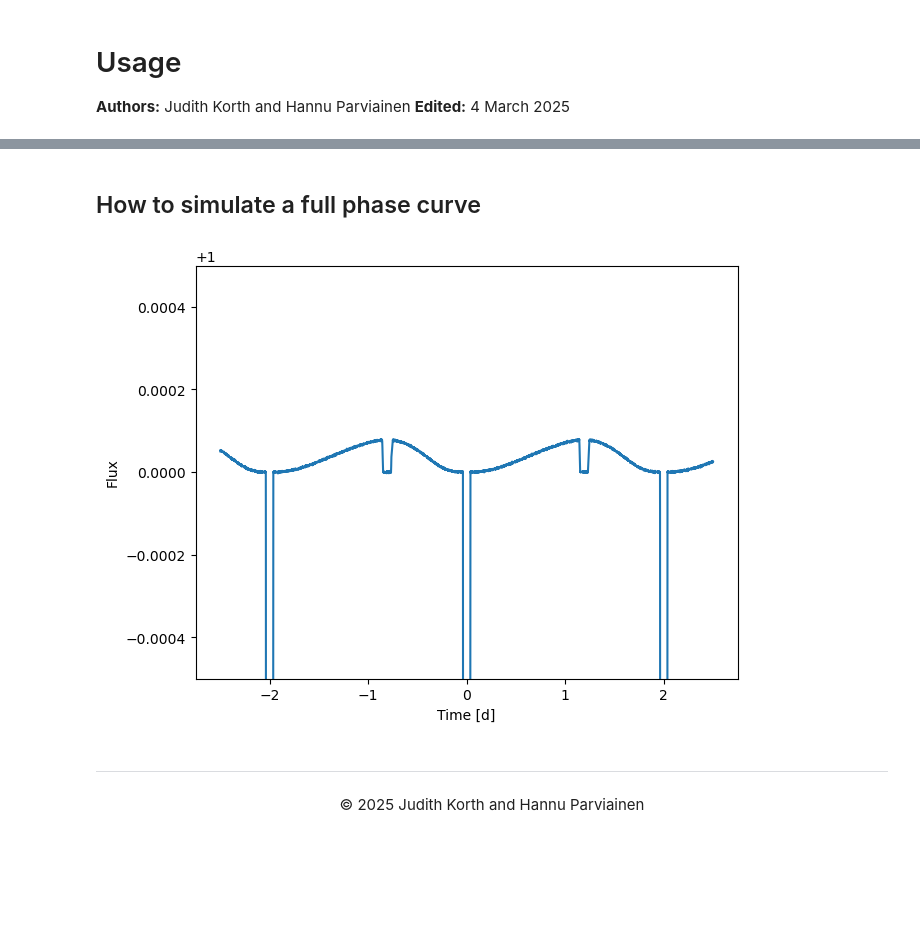
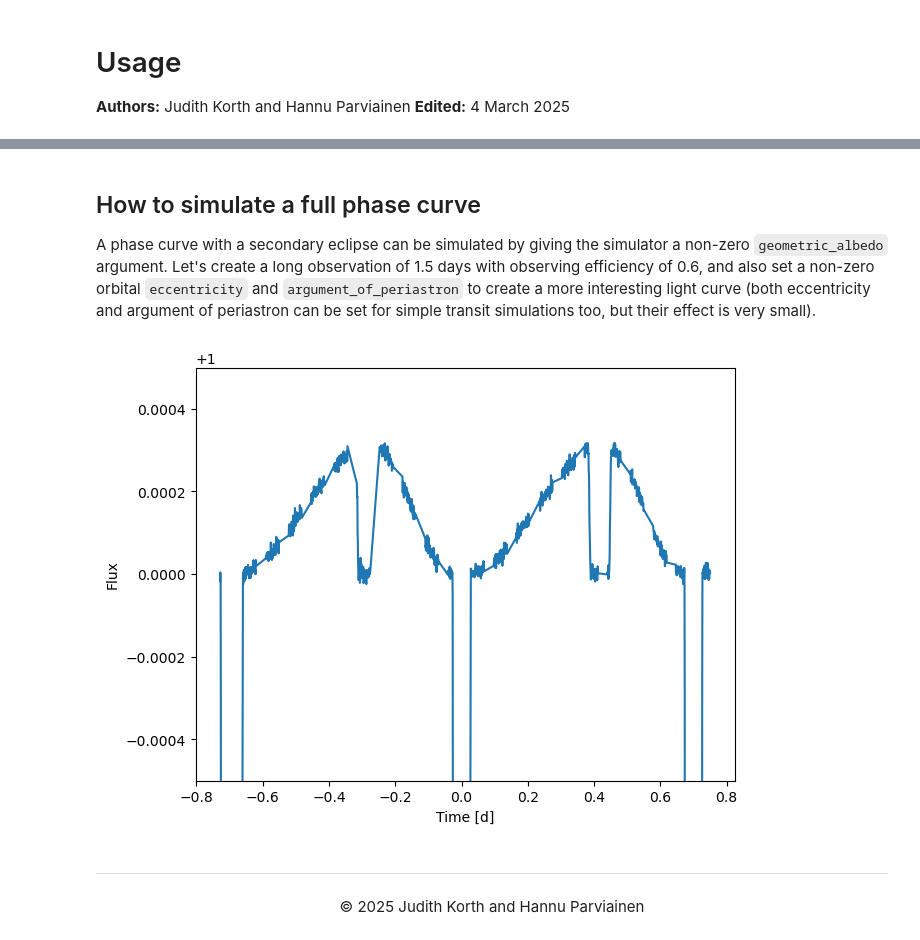
Before and after one commit to JudithKorth/Simple_CHEOPS_Light_Curve_Simulator, a Jupyter notebook: doc/source/usage.ipynb, the cells around one changed output, grey strips where cells are left out. Drawn from its saved outputs; the diff is of its cells as text; code cells hidden in the pictures; blank space fills up the shorter version.

```diff
--- a/doc/source/usage.ipynb
+++ b/doc/source/usage.ipynb
@@ -23,17 +53,21 @@ plt.setp(ax, xlabel='Time [d]', ylabel='Flux');
 # %% [markdown]
 ## How to simulate a full phase curve
+
+A phase curve with a secondary eclipse can be simulated by giving the simulator a non-zero `geometric_albedo` argument. Let's create a long observation of 1.5 days with observing efficiency of 0.6, and also set a non-zero orbital ``eccentricity`` and ``argument_of_periastron`` to create a more interesting light curve (both eccentricity and argument of periastron can be set for simple transit simulations too, but their effect is very small).
 # %%
-lcs = LCSim(window_width=24*5, exp_time=60, white_noise=1e-6)
-time, flux = lcs(radius_ratio=0.1, zero_epoch=0.0, period=2.0,
-                 scaled_semi_major_axis=8.0, impact_parameter=0.1,
+lcs = LCSim(window_width=24*1.5, exp_time=60, white_noise=1e-5)
+
+time, flux = lcs(radius_ratio=0.1, zero_epoch=0.0, period=0.7,
+                 scaled_semi_major_axis=4.0, impact_parameter=0.1,
                  eccentricity=0.2, argument_of_periastron=0.23*3.14,
-                 geometric_albedo=0.5)
+                 geometric_albedo=0.5, limb_darkening=[0.2, 0.3],
+                 efficiency=0.6, eff_phase=0.2)
 
 fig, ax = plt.subplots(1, 1, constrained_layout=True)
 ax.plot(time, flux, '-')
 plt.setp(ax, ylim=(0.9995, 1.0005), xlabel='Time [d]', ylabel='Flux');
 # %% [output]
-[figure, old version]
+[figure, new version]
 # %% [markdown]
 ---
 <center>&copy; 2025 Judith Korth and Hannu Parviainen </center>
```
Also changed, not shown: parts of 6 cells of this notebook.
